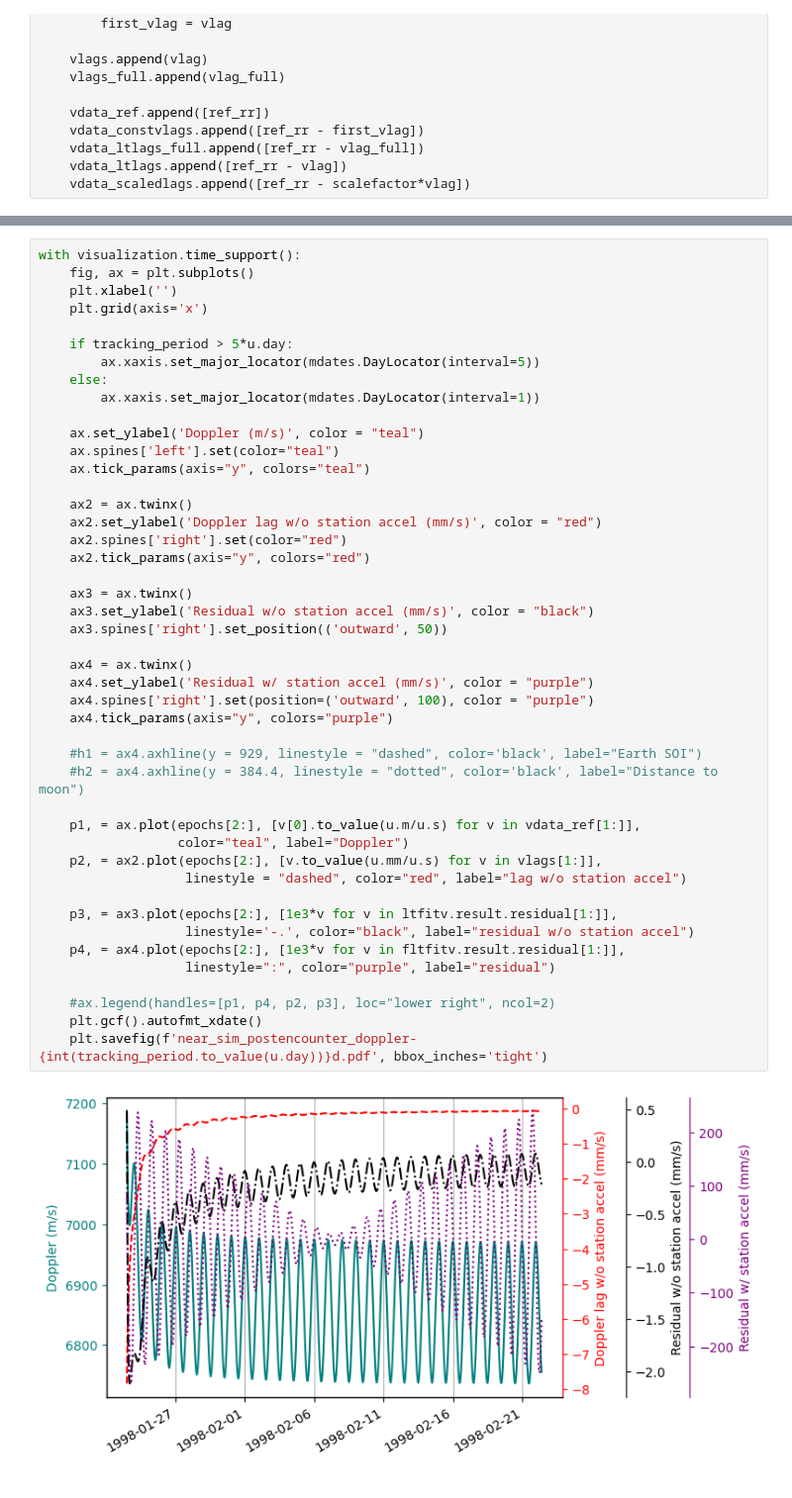
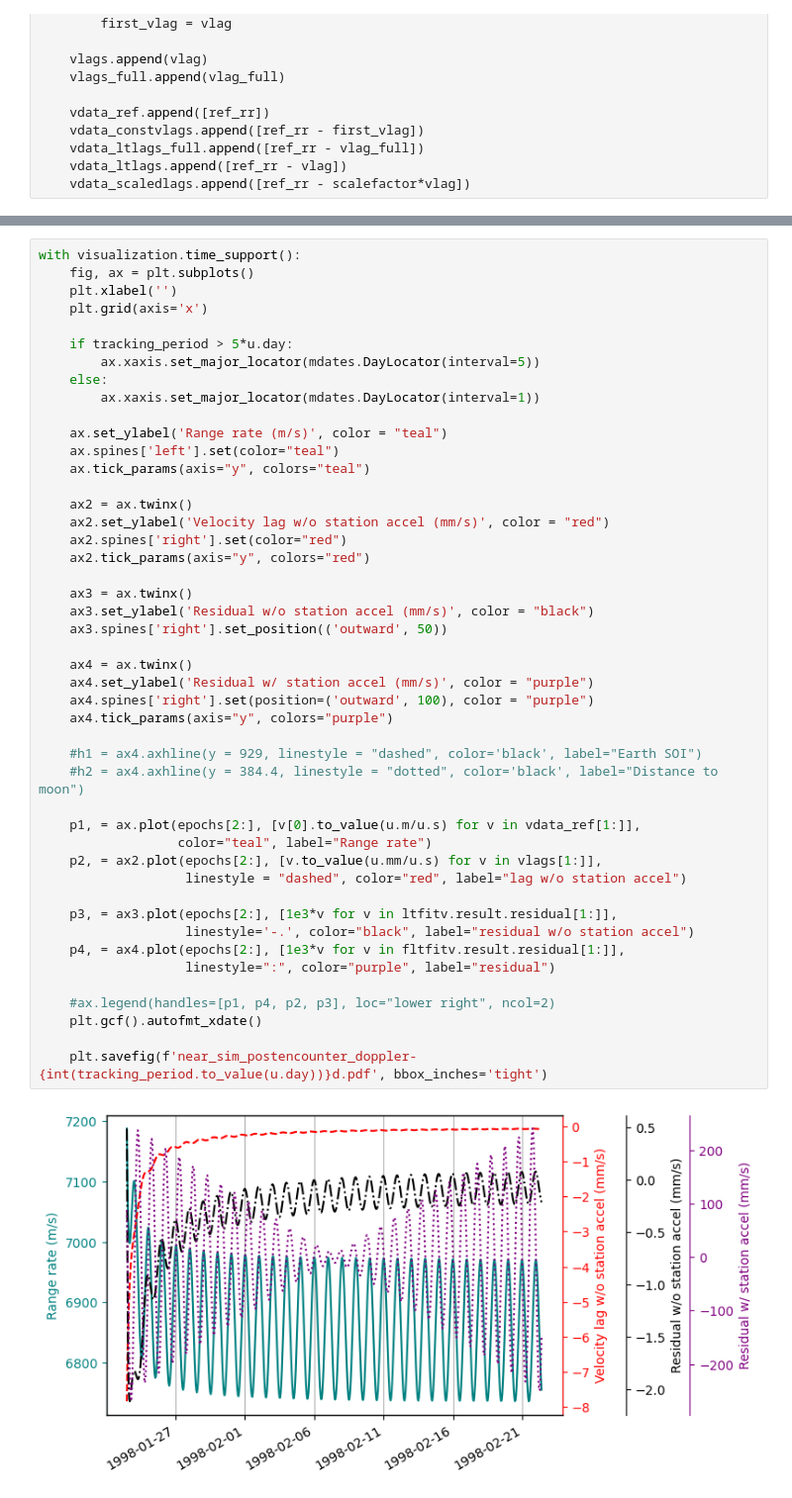
Before and after one commit to earthshrink/anomaly-sim, a Jupyter notebook: near/near_sim_postencounter_doppler-30d.ipynb, the cells around one changed output, grey strips where cells are left out. Shown at 99% size. Cells and saved outputs as stored; diff of their text form.

Commit message:
doppler->range rate, mm/s units

```diff
--- a/near/near_sim_postencounter_doppler-30d.ipynb
+++ b/near/near_sim_postencounter_doppler-30d.ipynb
@@ -257,39 +257,40 @@ with visualization.time_support():
     else:
         ax.xaxis.set_major_locator(mdates.DayLocator(interval=1))
 
-    ax.set_ylabel('Doppler (m/s)', color = "teal")
+    ax.set_ylabel('Range rate (m/s)', color = "teal")
     ax.spines['left'].set(color="teal")
     ax.tick_params(axis="y", colors="teal")
 
     ax2 = ax.twinx()
-    ax2.set_ylabel('Doppler lag w/o station accel (mm/s)', color = "red")
+    ax2.set_ylabel('Velocity lag w/o station accel (mm/s)', color = "red")
     ax2.spines['right'].set(color="red")
     ax2.tick_params(axis="y", colors="red")
 
     ax3 = ax.twinx()
     ax3.set_ylabel('Residual w/o station accel (mm/s)', color = "black")
     ax3.spines['right'].set_position(('outward', 50))
 
     ax4 = ax.twinx()
     ax4.set_ylabel('Residual w/ station accel (mm/s)', color = "purple")
     ax4.spines['right'].set(position=('outward', 100), color = "purple")
     ax4.tick_params(axis="y", colors="purple")
 
     #h1 = ax4.axhline(y = 929, linestyle = "dashed", color='black', label="Earth SOI")
     #h2 = ax4.axhline(y = 384.4, linestyle = "dotted", color='black', label="Distance to moon")
 
     p1, = ax.plot(epochs[2:], [v[0].to_value(u.m/u.s) for v in vdata_ref[1:]],
-                  color="teal", label="Doppler")
+                  color="teal", label="Range rate")
     p2, = ax2.plot(epochs[2:], [v.to_value(u.mm/u.s) for v in vlags[1:]],
                    linestyle = "dashed", color="red", label="lag w/o station accel")
 
     p3, = ax3.plot(epochs[2:], [1e3*v for v in ltfitv.result.residual[1:]],
                    linestyle='-.', color="black", label="residual w/o station accel")
     p4, = ax4.plot(epochs[2:], [1e3*v for v in fltfitv.result.residual[1:]],
                    linestyle=":", color="purple", label="residual")
 
     #ax.legend(handles=[p1, p4, p2, p3], loc="lower right", ncol=2)
     plt.gcf().autofmt_xdate()
+
     plt.savefig(f'near_sim_postencounter_doppler-{int(tracking_period.to_value(u.day))}d.pdf', bbox_inches='tight')
 # %% [output]
-[figure, old version]
+[figure, new version]
```
Also changed, not shown: parts of 9 cells of this notebook, 3 other files.
